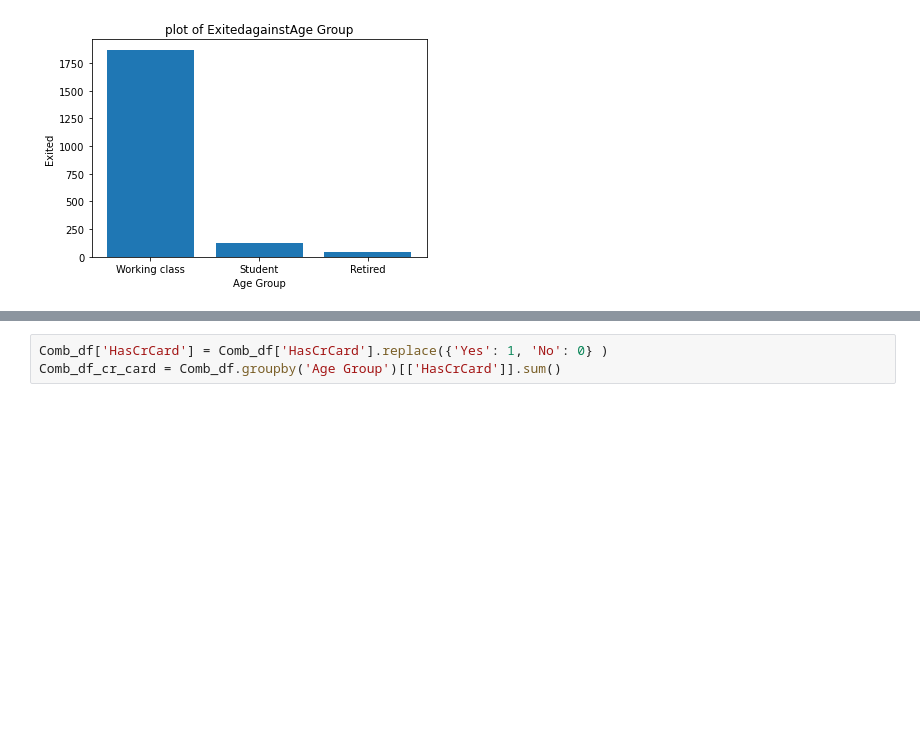
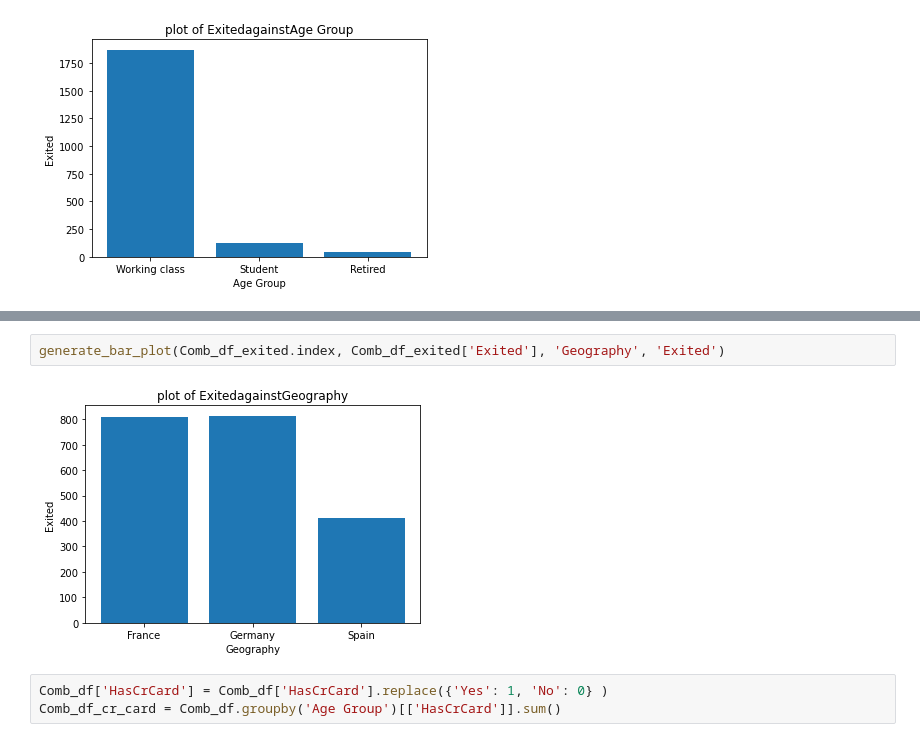
Before and after one commit to Cynthiaagina/Data-exploration, a Jupyter notebook: Python Capstone Project.ipynb, the cells around one changed output, grey strips where cells are left out. Drawn from its saved outputs; the diff is of its cells as text; blank space fills up the shorter version.

```diff
--- a/Python Capstone Project.ipynb
+++ b/Python Capstone Project.ipynb
@@ -385,3 +378,7 @@ generate_bar_plot(Comb_df_age_group.index, Comb_df_age_group['Exited'], 'Age Gro
+# %%
+generate_bar_plot(Comb_df_exited.index, Comb_df_exited['Exited'], 'Geography', 'Exited')
+# %% [output]
+[figure, added]
 # %%
 Comb_df['HasCrCard'] = Comb_df['HasCrCard'].replace({'Yes': 1, 'No': 0} )
 Comb_df_cr_card = Comb_df.groupby('Age Group')[['HasCrCard']].sum()
```
Also changed, not shown: parts of 48 cells of this notebook, 4 other files.
